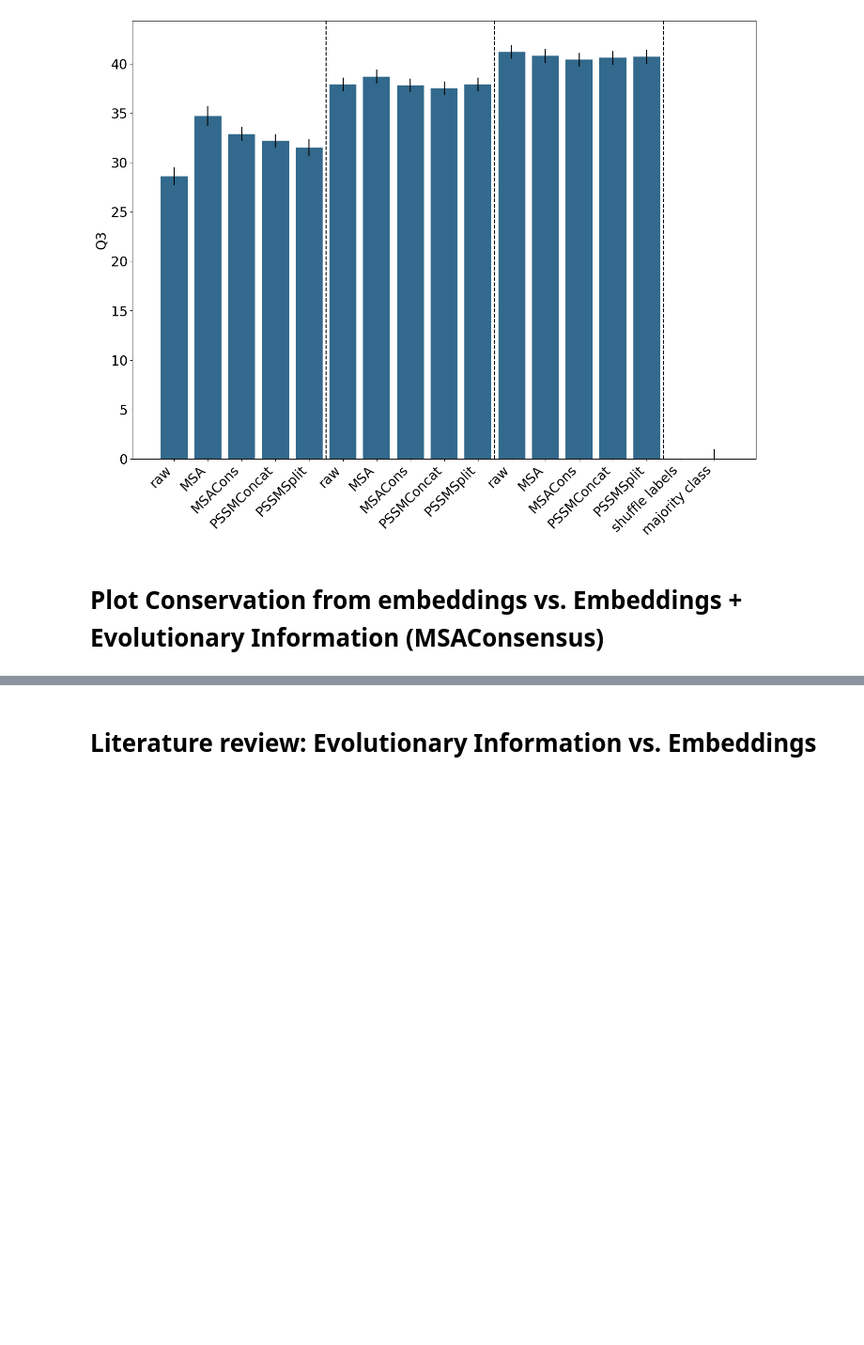
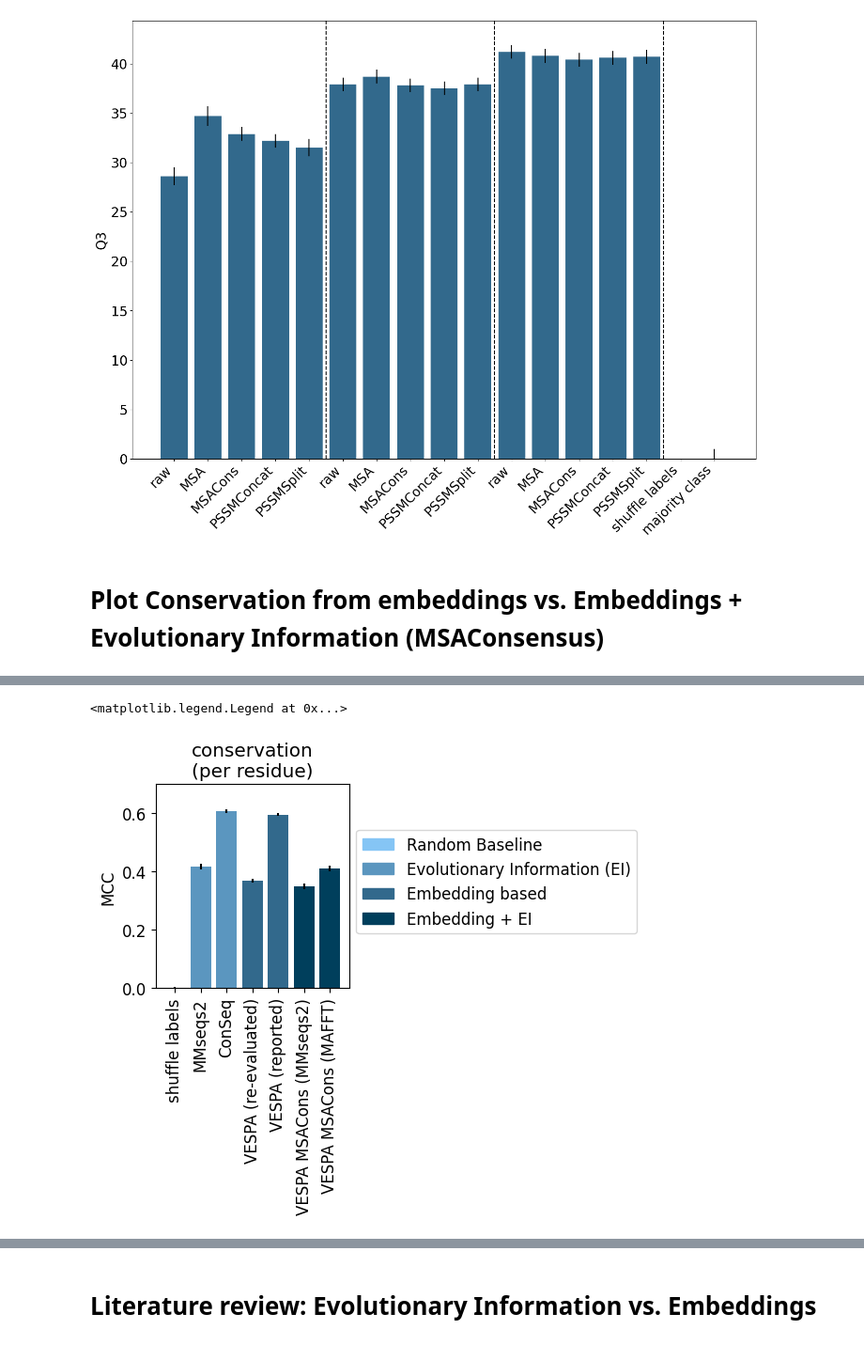
Before and after one commit to erckert/EV-embeddings-figures, a Jupyter notebook: visualizeResults.ipynb, the cells around one changed output, grey strips where cells are left out. Shown at 94% size. Saved outputs shown, nothing was run; the diff lists cells and outputs as text; code cells hidden in the pictures; blank space fills up the shorter version.

```diff
--- a/visualizeResults.ipynb
+++ b/visualizeResults.ipynb
@@ -322,3 +310,22 @@ fig_all.legend(handles=[legend_Random, legend_EI, legend_EB, legend_EB_EI], loc=
+# %%
+plt.rcParams['font.size'] = '12'
+fig_all = plt.figure(figsize=(12, 12))
+
+ax_conservation = plt.subplot2grid((25, 31), (0, 0), colspan=7, rowspan=6)
+ax_conservation.bar(msacons_pr_conservation_labels,
+            [float(entry) for entry in conservation_performances],
+            yerr=[float(entry) for entry in conservation_ci],
+            color=color_assignment(conservation_is_embedding_based),
+            width=0.8)
+ax_conservation.set_xticks([0,1,2,3,4,5,6], labels=msacons_pr_conservation_labels, rotation=90)
+ax_conservation.set_ylabel("MCC")
+ax_conservation.set_ylim(top=0.7, bottom=0)
+ax_conservation.set_title('conservation\n(per residue)')
+
+fig_all.legend(handles=[legend_Random, legend_EI, legend_EB, legend_EB_EI], loc=(0.40,0.59))
+# %% [output]
+<matplotlib.legend.Legend at 0x...>
+[figure, added]
 # %%
 helix_performances
 # %% [output]
```
Also changed, not shown: parts of 5 cells of this notebook, 1 other file.
